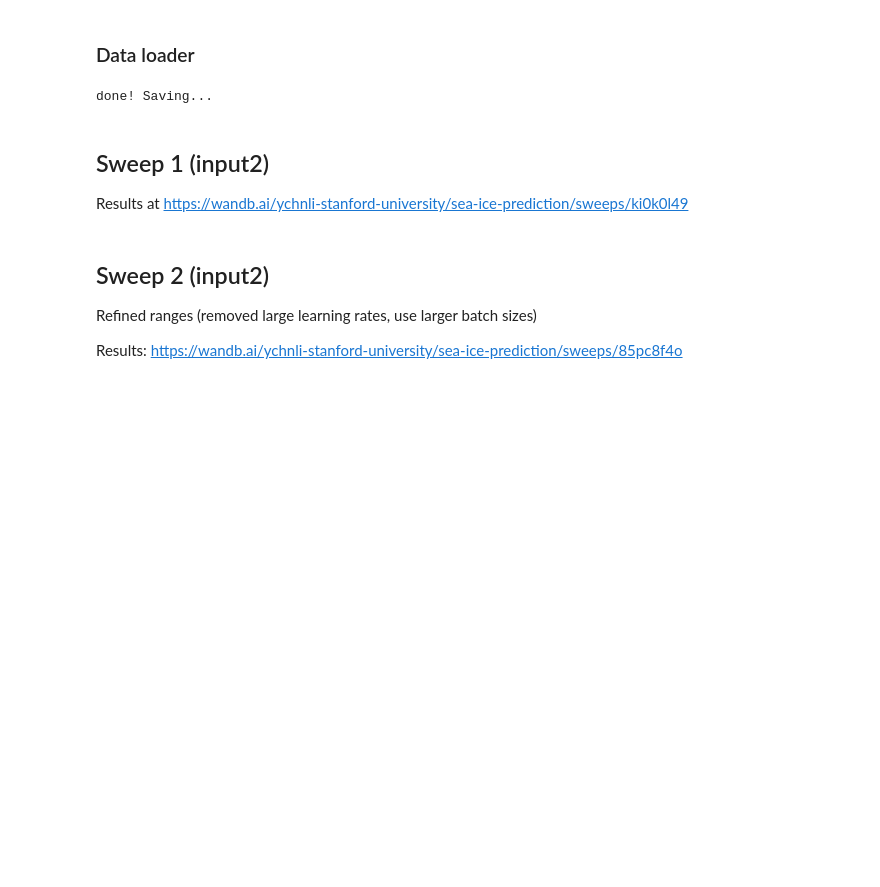
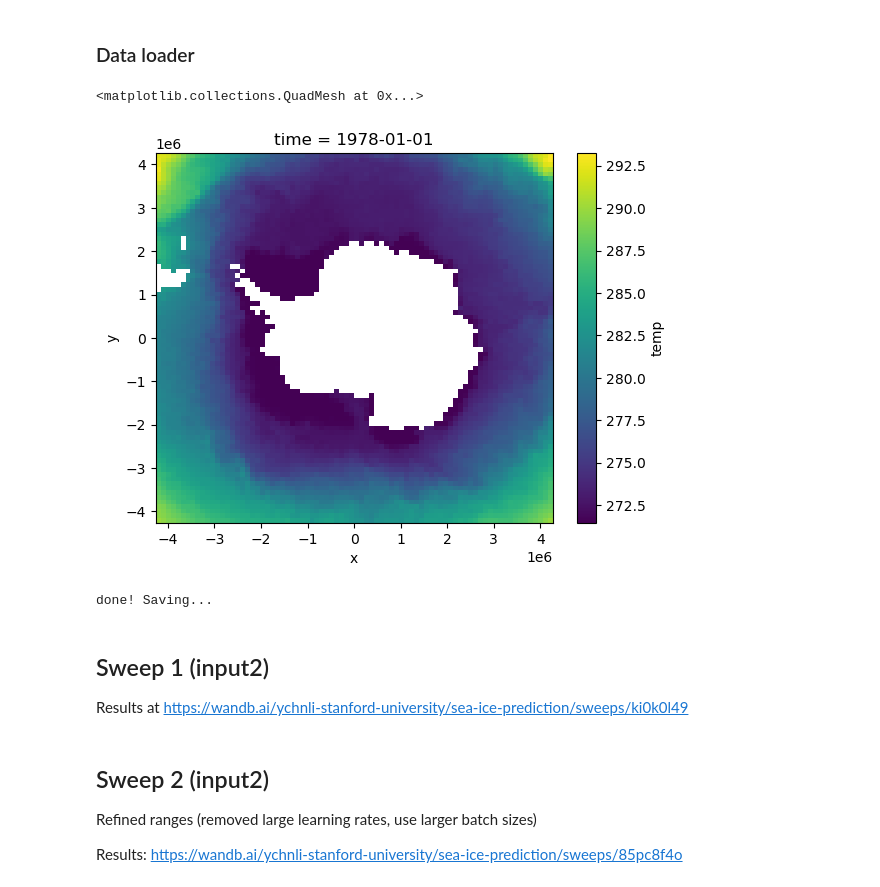
Before and after one commit to ychnli/sicpred, a Jupyter notebook: finetune.ipynb, the cells around one changed output. Cells and saved outputs as stored; diff of their text form; code cells hidden in the pictures; blank space fills up the shorter version.

```diff
--- a/finetune.ipynb
+++ b/finetune.ipynb
@@ -350,6 +377,14 @@ def save_obs_targets(input_da_dict, input_config, target_config,
 
     da_merged.to_dataset(name="data").to_netcdf(save_name)
     da_merged.close()
+# %%
+import xarray as xr
+ds = xr.open_dataset("/oak/stanford/groups/earlew/yuchen/ERA5/cesm_format/temp_obs.nc")
+
+ds["temp"].isel(time=0).plot()
+# %% [output]
+<matplotlib.collections.QuadMesh at 0x...>
+[figure, added]
 # %%
 import src.experiment_configs.exp1_inputs.input2 as config2
 
```
Also changed, not shown: parts of 4 cells of this notebook, 2 other files.
